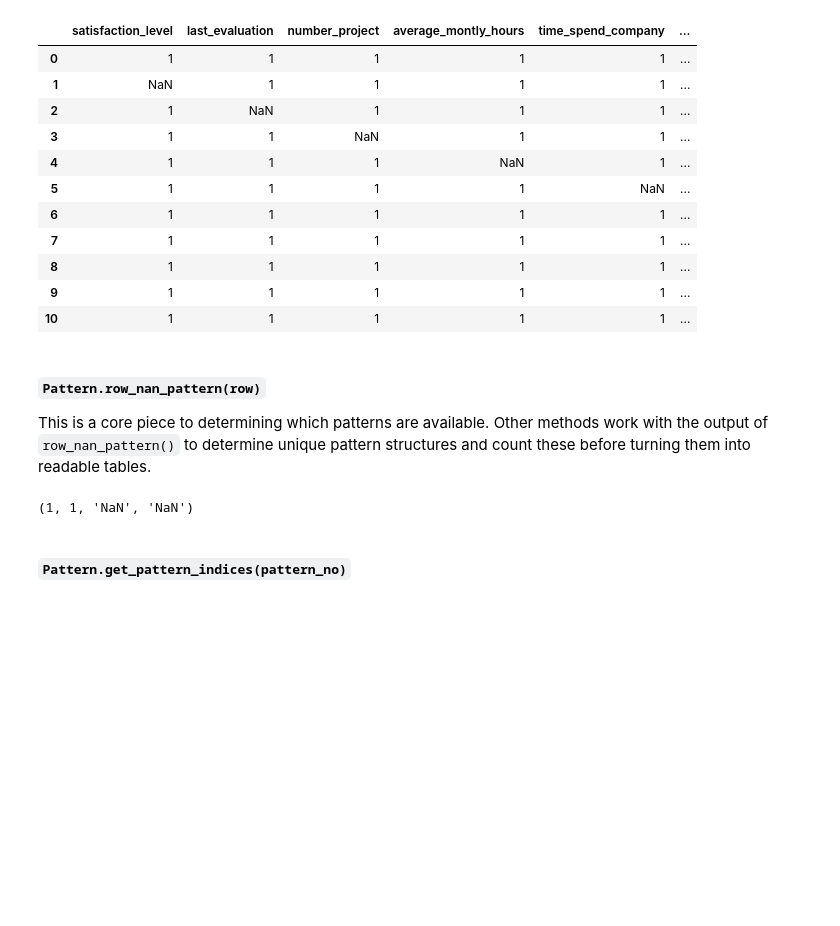
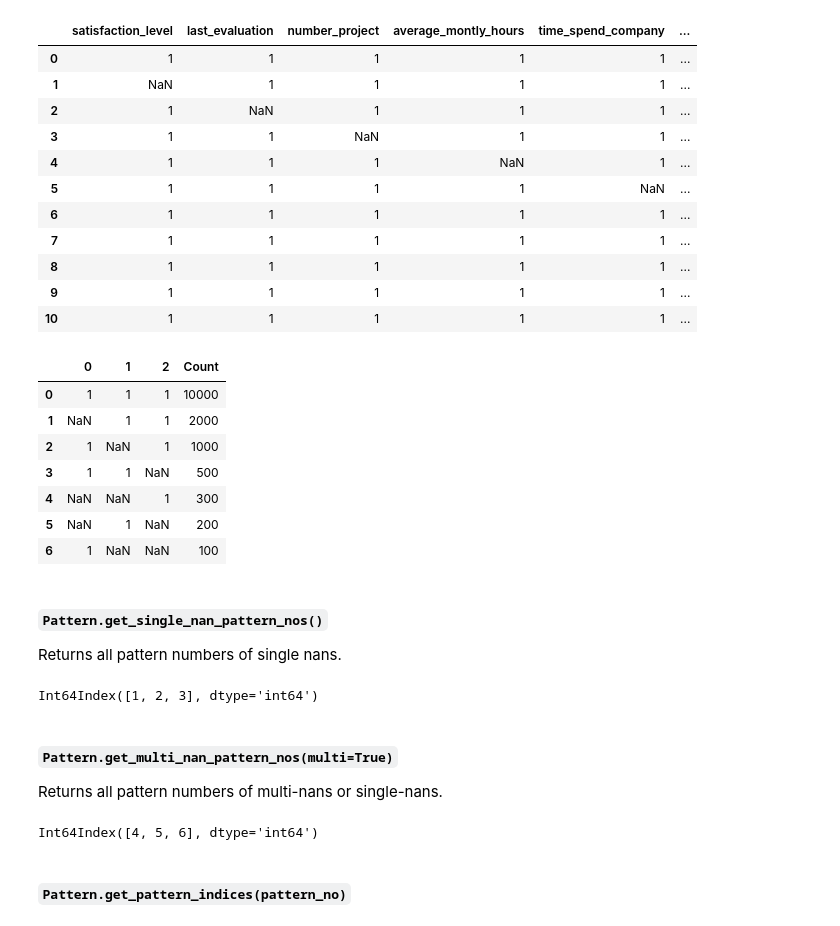
Before and after one commit to andirs/impyte, a Jupyter notebook: sandbox.ipynb, the cells around one changed output. Drawn from its saved outputs; the diff is of its cells as text; code cells hidden in the pictures; blank space fills up the shorter version.

Commit message:
feat: Add sandbox examples for entire Pattern class

```diff
--- a/sandbox.ipynb
+++ b/sandbox.ipynb
@@ -238 +244,3 @@ Returns NaN-patterns based on primary computation or initiates new computation o
+# %%
+pattern_log = impyte.Pattern()
 # %%
@@ -250,14 +258,33 @@ pattern_log.get_pattern()
 | 8 | 1 | 1 | 1 | 1 | 1 | ... |
 | 9 | 1 | 1 | 1 | 1 | 1 | ... |
 | 10 | 1 | 1 | 1 | 1 | 1 | ... |
-# %% [markdown]
-#### `Pattern.row_nan_pattern(row)`
-This is a core piece to determining which patterns are available. Other methods work with the output of `row_nan_pattern()` to determine unique pattern structures and count these before turning them into readable tables.
-# %%
-# (1, 1, 'NaN', 'NaN')
-print(pattern_log.row_nan_pattern(['Value 1', 'Value 2', '', None]))
-# %% [output]
-(1, 1, 'NaN', 'NaN')
+# %%
+df = tsc.test_set(complete=10000, spat1=2000, spat2=1000, spat3=500, mpat1=300, mpat2=200, mpat3=100)
+# %%
+pattern_log.get_pattern(pd.DataFrame(df), recompute=True)
+# %% [output]
+|  | 0 | 1 | 2 | Count |
+| 0 | 1 | 1 | 1 | 10000 |
+| 1 | NaN | 1 | 1 | 2000 |
+| 2 | 1 | NaN | 1 | 1000 |
+| 3 | 1 | 1 | NaN | 500 |
+| 4 | NaN | NaN | 1 | 300 |
+| 5 | NaN | 1 | NaN | 200 |
+| 6 | 1 | NaN | NaN | 100 |
+# %% [markdown]
+#### `Pattern.get_single_nan_pattern_nos()`
+Returns all pattern numbers of single nans.
+# %%
+pattern_log.get_single_nan_pattern_nos()
+# %% [output]
+Int64Index([1, 2, 3], dtype='int64')
+# %% [markdown]
+#### `Pattern.get_multi_nan_pattern_nos(multi=True)`
+Returns all pattern numbers of multi-nans or single-nans.
+# %%
+pattern_log.get_multi_nan_pattern_nos()
+# %% [output]
+Int64Index([4, 5, 6], dtype='int64')
 # %% [markdown]
 #### `Pattern.get_pattern_indices(pattern_no)`
 # %%
```
Also changed, not shown: parts of 19 cells of this notebook, 1 other file.
